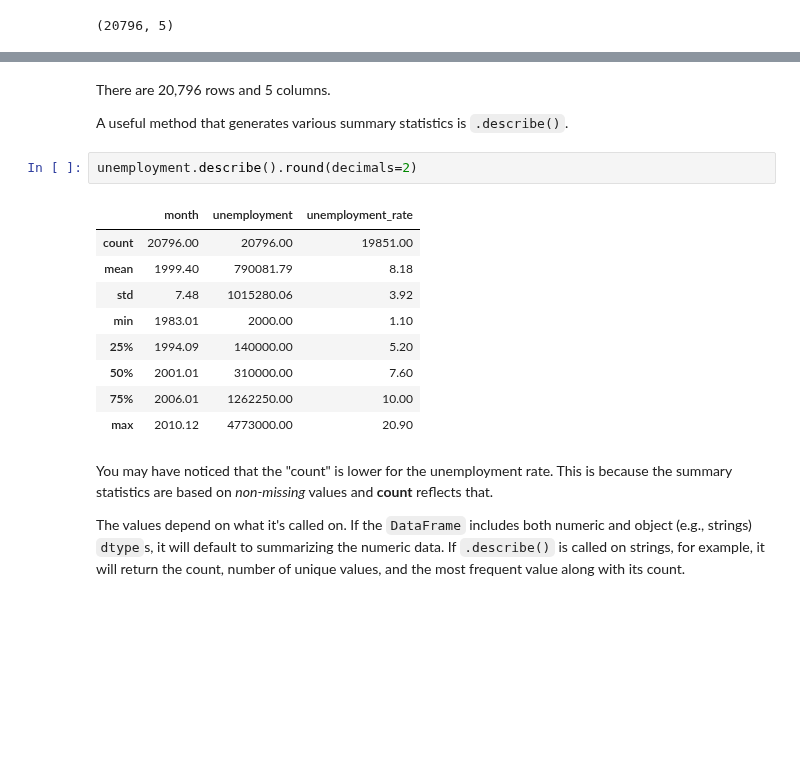
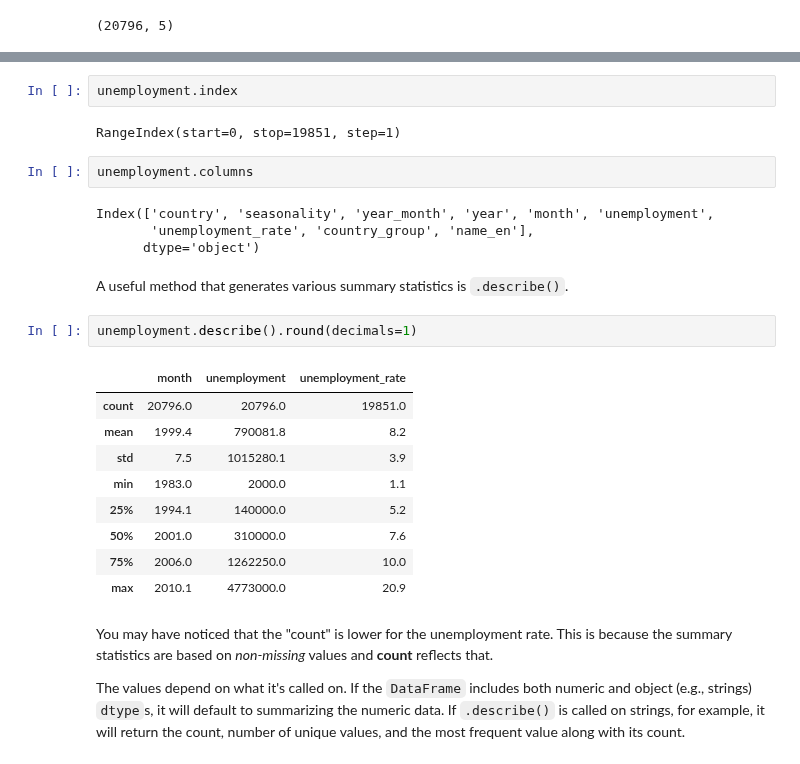
Before and after one commit to cbrownley/NYU-Python-Workshop, a Jupyter notebook: 1_Introduction_to_Pandas.ipynb, the cells around one changed output, grey strips where cells are left out. Saved outputs shown, nothing was run; the diff lists cells and outputs as text; blank space fills up the shorter version.

```diff
--- a/1_Introduction_to_Pandas.ipynb
+++ b/1_Introduction_to_Pandas.ipynb
@@ -92,19 +116,27 @@ unemployment.shape
+# %%
+unemployment.index
+# %% [output]
+RangeIndex(start=0, stop=19851, step=1)
+# %%
+unemployment.columns
+# %% [output]
+Index(['country', 'seasonality', 'year_month', 'year', 'month', 'unemployment',
+       'unemployment_rate', 'country_group', 'name_en'],
+      dtype='object')
 # %% [markdown]
-There are 20,796 rows and 5 columns.
-
 A useful method that generates various summary statistics is `.describe()`.
 # %%
-unemployment.describe().round(decimals=2)
+unemployment.describe().round(decimals=1)
 # %% [output]
 |  | month | unemployment | unemployment_rate |
-| count | 20796.00 | 20796.00 | 19851.00 |
-| mean | 1999.40 | 790081.79 | 8.18 |
-| std | 7.48 | 1015280.06 | 3.92 |
-| min | 1983.01 | 2000.00 | 1.10 |
-| 25% | 1994.09 | 140000.00 | 5.20 |
-| 50% | 2001.01 | 310000.00 | 7.60 |
-| 75% | 2006.01 | 1262250.00 | 10.00 |
-| max | 2010.12 | 4773000.00 | 20.90 |
+| count | 20796.0 | 20796.0 | 19851.0 |
+| mean | 1999.4 | 790081.8 | 8.2 |
+| std | 7.5 | 1015280.1 | 3.9 |
+| min | 1983.0 | 2000.0 | 1.1 |
+| 25% | 1994.1 | 140000.0 | 5.2 |
+| 50% | 2001.0 | 310000.0 | 7.6 |
+| 75% | 2006.0 | 1262250.0 | 10.0 |
+| max | 2010.1 | 4773000.0 | 20.9 |
 # %% [markdown]
 You may have noticed that the "count" is lower for the unemployment rate. This is because the summary statistics are based on *non-missing* values and **count** reflects that.
 
```
Also changed, not shown: parts of 49 cells of this notebook, 1 other file.
